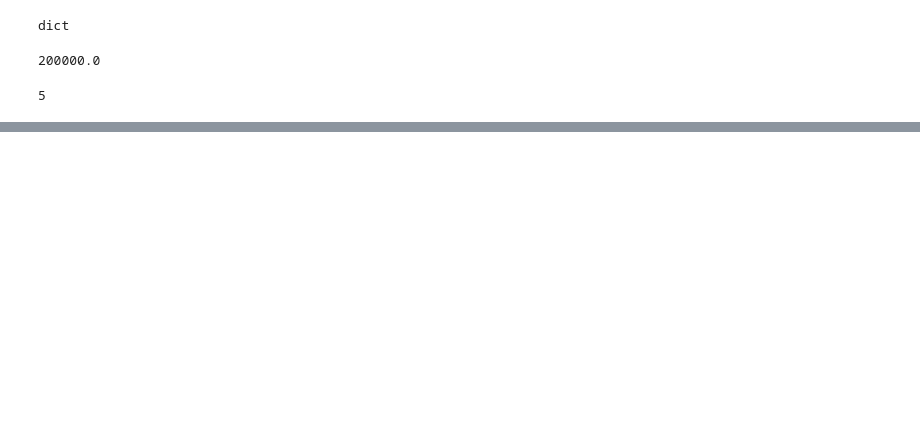
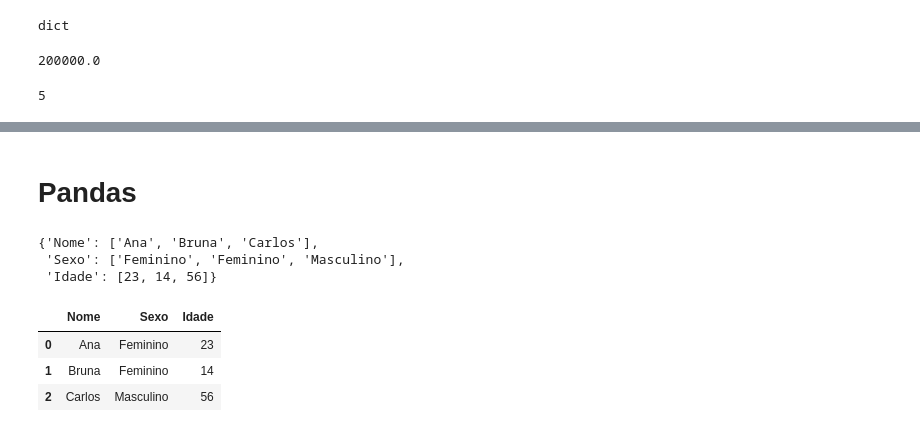
Before and after one commit to LLucasLira/Python_Para_Data_Science, a Jupyter notebook: Python_para_Data_Science.ipynb, the cells around one changed output, grey strips where cells are left out. Drawn from its saved outputs; the diff is of its cells as text; code cells hidden in the pictures; blank space fills up the shorter version.

```diff
--- a/Python_para_Data_Science.ipynb
+++ b/Python_para_Data_Science.ipynb
@@ -230,0 +327,2 @@ del garagem['Uno']
+# %% [markdown]
+# Pandas
@@ -230,0 +331,21 @@ del garagem['Uno']
+# %%
+dados = {
+    'Nome': ['Ana','Bruna','Carlos'],
+    'Sexo': ['Feminino','Feminino','Masculino'],
+    'Idade': [23,14,56]
+}
+# %%
+dados
+# %% [output]
+{'Nome': ['Ana', 'Bruna', 'Carlos'],
+ 'Sexo': ['Feminino', 'Feminino', 'Masculino'],
+ 'Idade': [23, 14, 56]}
+# %%
+dataset = pd.DataFrame(dados)
+# %%
+dataset
+# %% [output]
+|  | Nome | Sexo | Idade |
+| 0 | Ana | Feminino | 23 |
+| 1 | Bruna | Feminino | 14 |
+| 2 | Carlos | Masculino | 56 |
```
Also changed, not shown: parts of 25 cells of this notebook.
